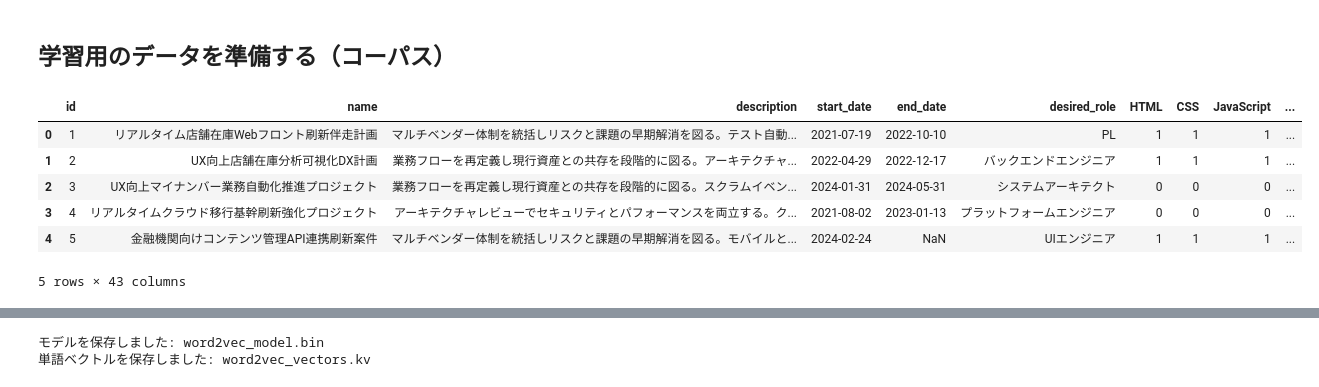
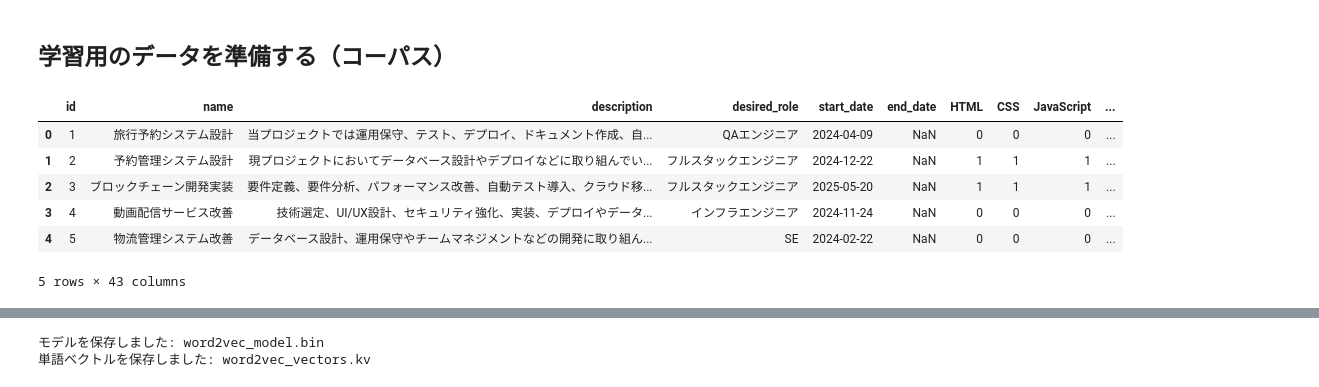
Before and after one commit to Aoki-Dai/research, a Jupyter notebook: notebooks/user_work_histories-sudachi.ipynb, the cells around one changed output, grey strips where cells are left out. Drawn from its saved outputs; the diff is of its cells as text; code cells hidden in the pictures.

```diff
--- a/notebooks/user_work_histories-sudachi.ipynb
+++ b/notebooks/user_work_histories-sudachi.ipynb
@@ -601,15 +601,15 @@ plt.show()
 # %% [markdown]
 ## 学習用のデータを準備する（コーパス）
 # %%
-# プロジェクトカタログを読み込む
-project_df = pd.read_csv('../data/raw/project_catalog.csv')
-project_df.head()
+# # プロジェクトカタログを読み込む
+# project_df = pd.read_csv('../data/raw/project.csv')
+# project_df.head()
 # %% [output]
-|  | id | name | description | start_date | end_date | desired_role | HTML | CSS | JavaScript | ... |
-| 0 | 1 | リアルタイム店舗在庫Webフロント刷新伴走計画 | マルチベンダー体制を統括しリスクと課題の早期解消を図る。テスト自動... | 2021-07-19 | 2022-10-10 | PL | 1 | 1 | 1 | ... |
-| 1 | 2 | UX向上店舗在庫分析可視化DX計画 | 業務フローを再定義し現行資産との共存を段階的に図る。アーキテクチャ... | 2022-04-29 | 2022-12-17 | バックエンドエンジニア | 1 | 1 | 1 | ... |
-| 2 | 3 | UX向上マイナンバー業務自動化推進プロジェクト | 業務フローを再定義し現行資産との共存を段階的に図る。スクラムイベン... | 2024-01-31 | 2024-05-31 | システムアーキテクト | 0 | 0 | 0 | ... |
-| 3 | 4 | リアルタイムクラウド移行基幹刷新強化プロジェクト | アーキテクチャレビューでセキュリティとパフォーマンスを両立する。ク... | 2021-08-02 | 2023-01-13 | プラットフォームエンジニア | 0 | 0 | 0 | ... |
-| 4 | 5 | 金融機関向けコンテンツ管理API連携刷新案件 | マルチベンダー体制を統括しリスクと課題の早期解消を図る。モバイルと... | 2024-02-24 | NaN | UIエンジニア | 1 | 1 | 1 | ... |
+|  | id | name | description | desired_role | start_date | end_date | HTML | CSS | JavaScript | ... |
+| 0 | 1 | 旅行予約システム設計 | 当プロジェクトでは運用保守、テスト、デプロイ、ドキュメント作成、自... | QAエンジニア | 2024-04-09 | NaN | 0 | 0 | 0 | ... |
+| 1 | 2 | 予約管理システム設計 | 現プロジェクトにおいてデータベース設計やデプロイなどに取り組んでい... | フルスタックエンジニア | 2024-12-22 | NaN | 1 | 1 | 1 | ... |
+| 2 | 3 | ブロックチェーン開発実装 | 要件定義、要件分析、パフォーマンス改善、自動テスト導入、クラウド移... | フルスタックエンジニア | 2025-05-20 | NaN | 1 | 1 | 1 | ... |
+| 3 | 4 | 動画配信サービス改善 | 技術選定、UI/UX設計、セキュリティ強化、実装、デプロイやデータ... | インフラエンジニア | 2024-11-24 | NaN | 0 | 0 | 0 | ... |
+| 4 | 5 | 物流管理システム改善 | データベース設計、運用保守やチームマネジメントなどの開発に取り組ん... | SE | 2024-02-22 | NaN | 0 | 0 | 0 | ... |
 5 rows × 43 columns
 # %%
```
Also changed, not shown: parts of 12 cells of this notebook, 1 other file.
